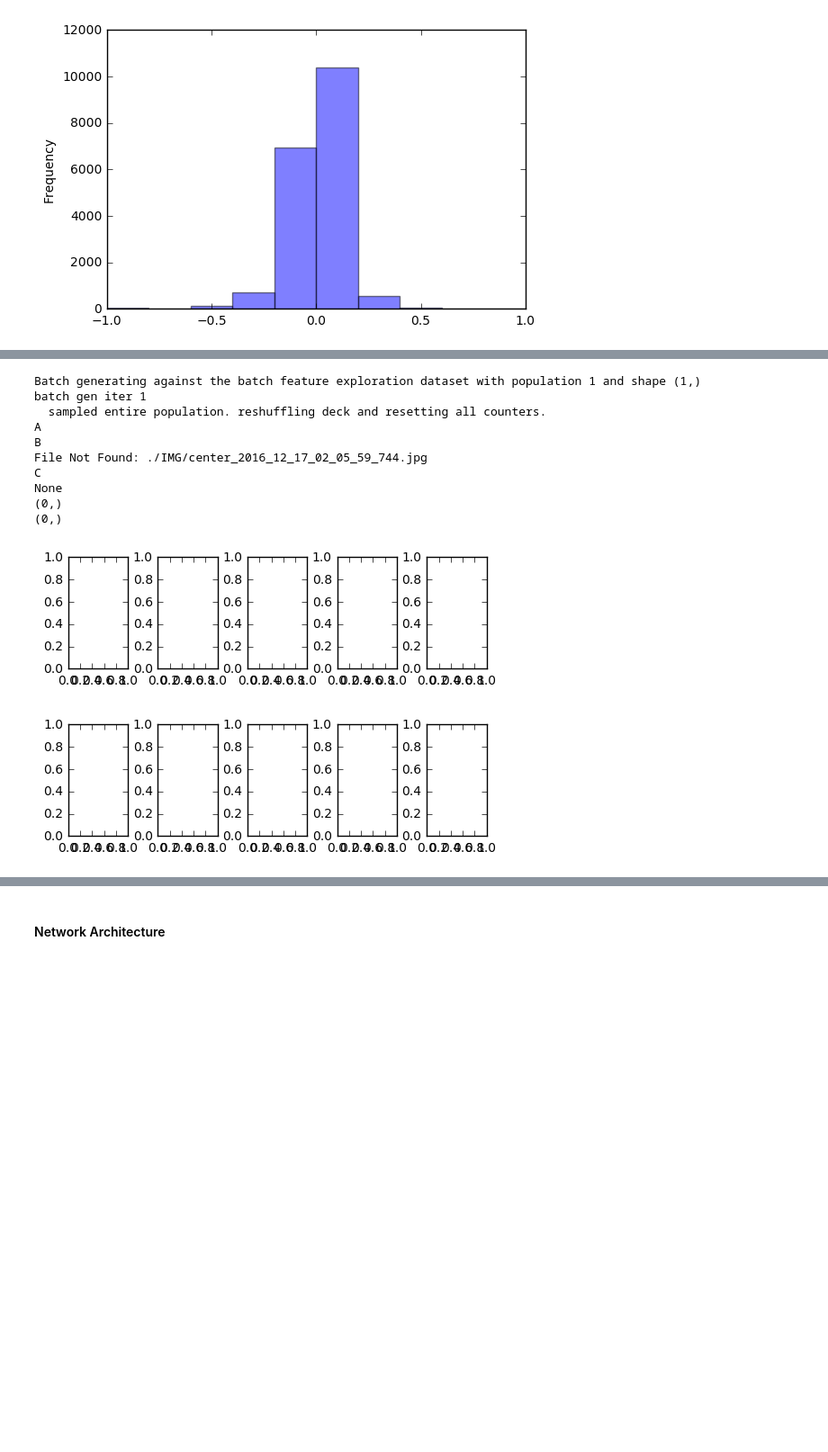
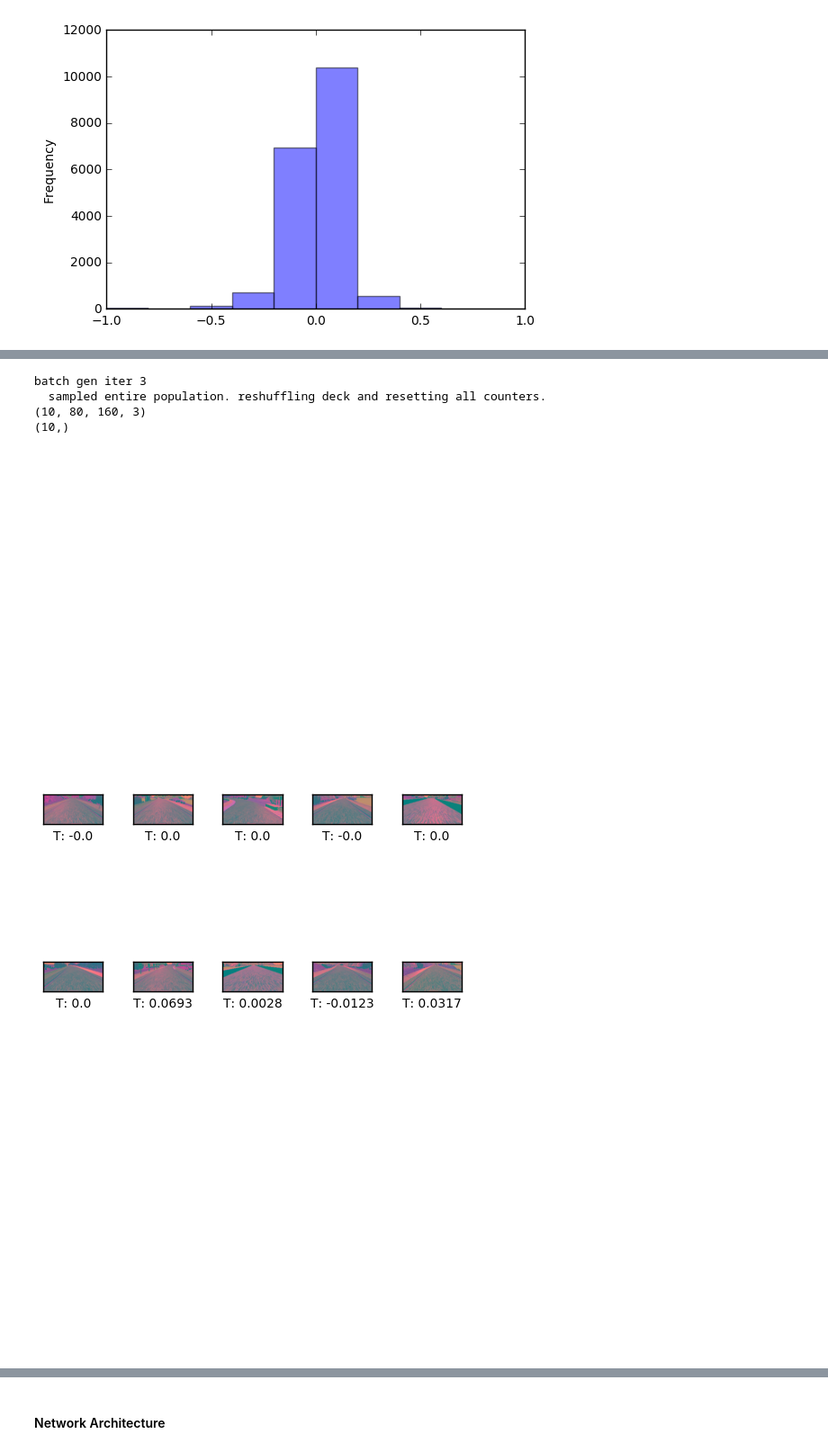
Before and after one commit to matthewzimmer/carnd-behavioral-cloning, a Jupyter notebook: basic_training.ipynb, the cells around one changed output, grey strips where cells are left out. Shown: that part at 90% size. Cells and saved outputs as stored; diff of their text form; code cells hidden in the pictures; blank space fills up the shorter version.

```diff
--- a/basic_training.ipynb
+++ b/basic_training.ipynb
@@ -209,7 +324,7 @@ class Track1TrainingDataset:
 # %% [markdown]
 Instantiates the Track 1 training dataset, prints details about the object then prints the first 5 elements of the dataframe.
 # %%
-dataset = Track1TrainingDataset()
+dataset = Track1TrainingDataset(validation_split_percentage=0.05)
 print(dataset)
-print(dataset.df.head(n=5))
+print(dataset.dataframe.head(n=5))
 # %% [output]
@@ -266,0 +405,14 @@ None
+# %%
+perm = np.arange(len(dataset.X_train))
+np.random.shuffle(perm)
+# output_shape = (40, 80, 3)
+output_shape = (80, 160, 3)
+generator = dataset.batch_generator(
+    colorspace='yuv',
+    X=dataset.X_train[0:10],
+    Y=dataset.y_train[0:10],
+    output_shape=output_shape,
+    label='batch feature exploration',
+    num_epochs=1,
+    batch_size=10
+)
@@ -267,21 +427,23 @@ None
 # %%
 from zimpy.plot.image_plotter import ImagePlotter
 
 # Grab the first 10 items from the training set and
 X_batch, y_batch = next(generator)
 print(X_batch.shape)
 print(y_batch.shape)
 
+# Cast to string so they render nicely in graph
+y_batch = [str(x) for x in y_batch]
+
 ImagePlotter.plot_images(X_batch, y_batch, rows=2, columns=5)
+ImagePlotter.plot_images(X_batch[:,:,:,0], y_batch, rows=2, columns=5)
+ImagePlotter.plot_images(X_batch[:,:,:,1], y_batch, rows=2, columns=5)
+ImagePlotter.plot_images(X_batch[:,:,:,2], y_batch, rows=2, columns=5)
 # %% [output]
-Batch generating against the batch feature exploration dataset with population 1 and shape (1,)
-batch gen iter 1
+batch gen iter 3
   sampled entire population. reshuffling deck and resetting all counters.
-A
-B
-File Not Found: ./IMG/center_2016_12_17_02_05_59_744.jpg
-C
-None
-(0,)
-(0,)
+(10, 80, 160, 3)
+(10,)
-[figure, old version]
+[figure, new version]
+[figure, added]
+[figure, added]
```
Also changed, not shown: parts of 23 cells of this notebook.
